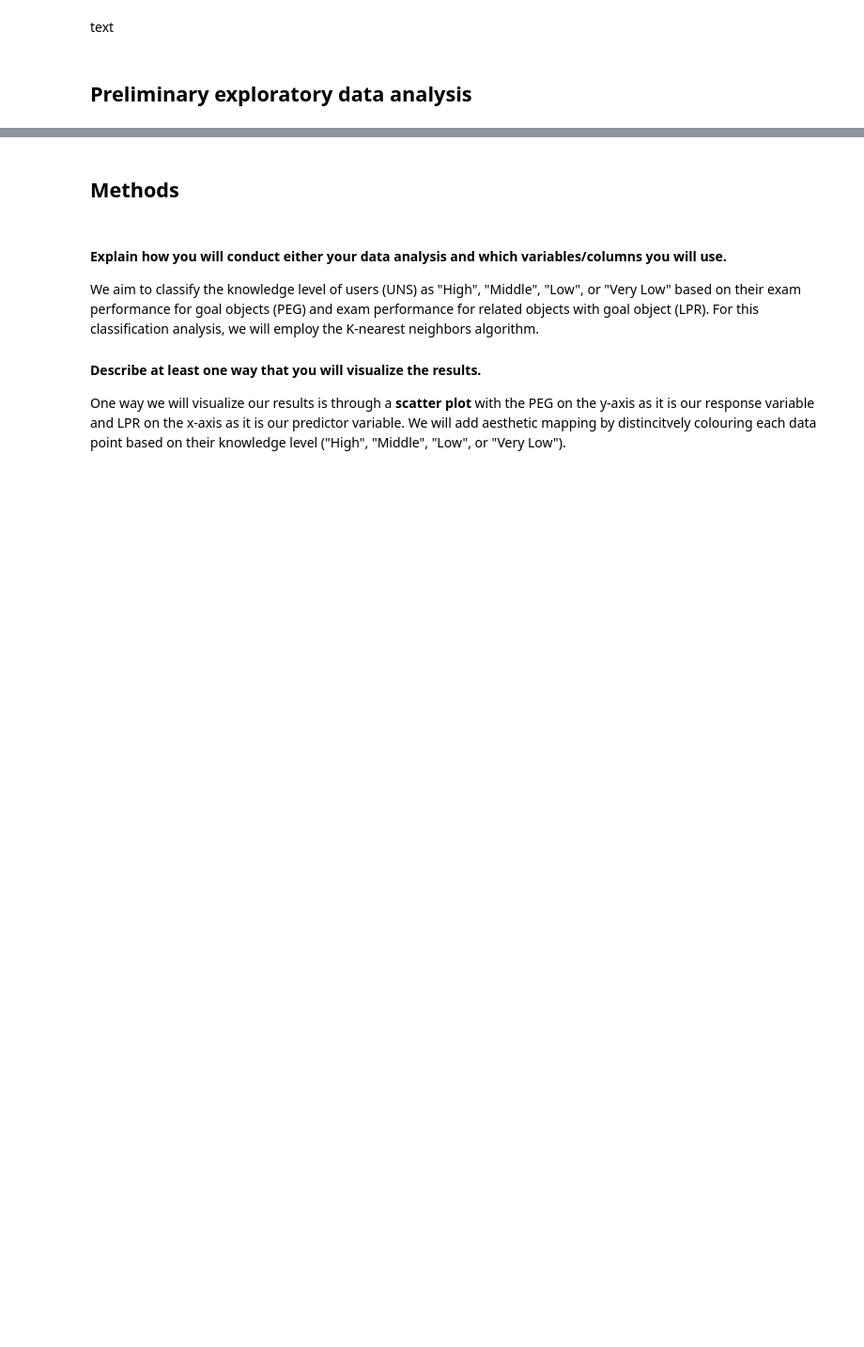
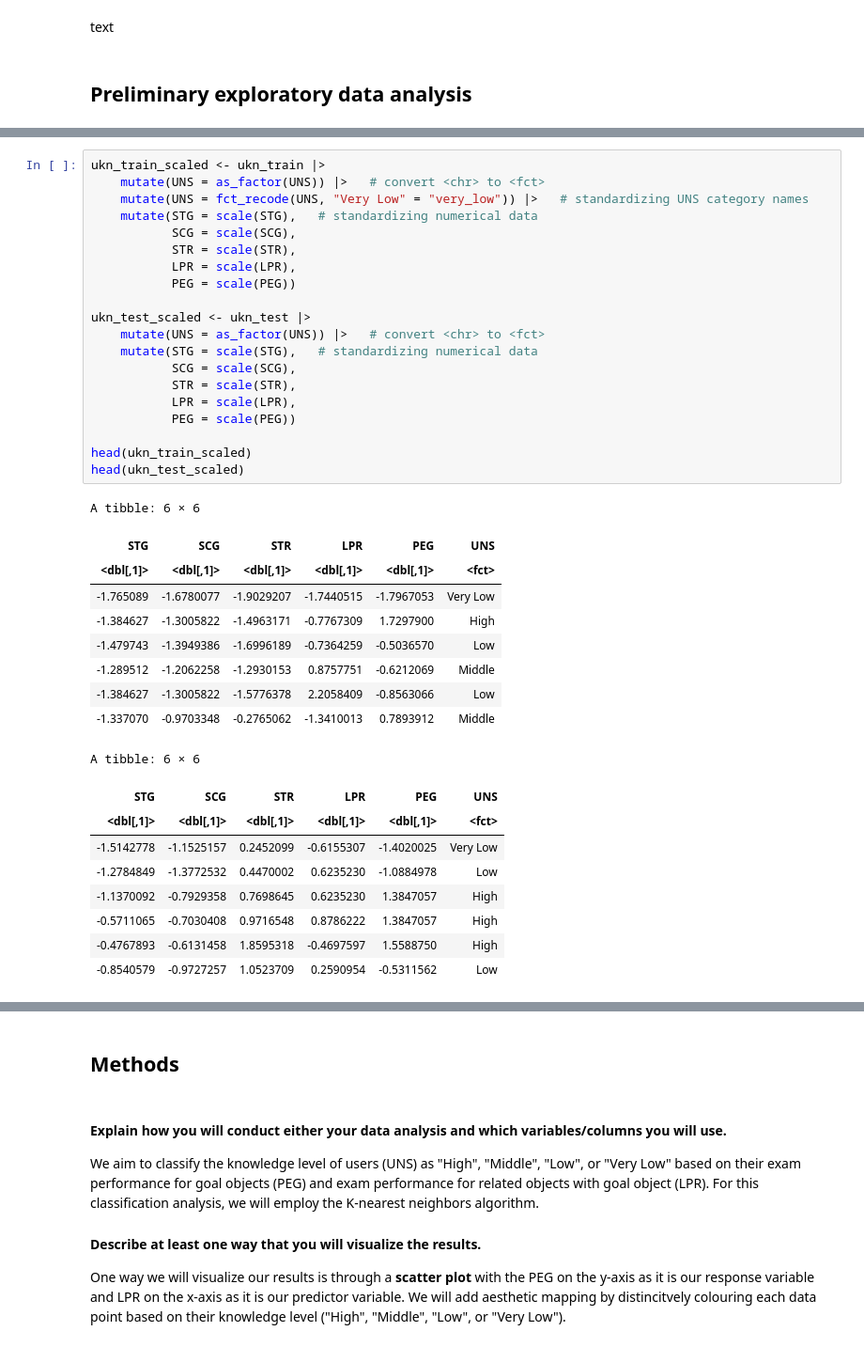
Before and after one commit to miketham24/knn_electrical_dc_machines, a Jupyter notebook: Team 11 Project Proposal.ipynb, the cells around one changed output, grey strips where cells are left out. Shown at 94% size. Drawn from its saved outputs; the diff is of its cells as text; blank space fills up the shorter version.

```diff
--- a/Team 11 Project Proposal.ipynb
+++ b/Team 11 Project Proposal.ipynb
@@ -10,0 +50,39 @@ text
+# %%
+ukn_train_scaled <- ukn_train |>
+    mutate(UNS = as_factor(UNS)) |>   # convert <chr> to <fct>
+    mutate(UNS = fct_recode(UNS, "Very Low" = "very_low")) |>   # standardizing UNS category names
+    mutate(STG = scale(STG),   # standardizing numerical data
+           SCG = scale(SCG),
+           STR = scale(STR),
+           LPR = scale(LPR),
+           PEG = scale(PEG))
+
+ukn_test_scaled <- ukn_test |>
+    mutate(UNS = as_factor(UNS)) |>   # convert <chr> to <fct>
+    mutate(STG = scale(STG),   # standardizing numerical data
+           SCG = scale(SCG),
+           STR = scale(STR),
+           LPR = scale(LPR),
+           PEG = scale(PEG))
+
+head(ukn_train_scaled)
+head(ukn_test_scaled)
+# %% [output]
+A tibble: 6 × 6
+| STG | SCG | STR | LPR | PEG | UNS |
+| <dbl[,1]> | <dbl[,1]> | <dbl[,1]> | <dbl[,1]> | <dbl[,1]> | <fct> |
+| -1.765089 | -1.6780077 | -1.9029207 | -1.7440515 | -1.7967053 | Very Low |
+| -1.384627 | -1.3005822 | -1.4963171 | -0.7767309 | 1.7297900 | High |
+| -1.479743 | -1.3949386 | -1.6996189 | -0.7364259 | -0.5036570 | Low |
+| -1.289512 | -1.2062258 | -1.2930153 | 0.8757751 | -0.6212069 | Middle |
+| -1.384627 | -1.3005822 | -1.5776378 | 2.2058409 | -0.8563066 | Low |
+| -1.337070 | -0.9703348 | -0.2765062 | -1.3410013 | 0.7893912 | Middle |
+A tibble: 6 × 6
+| STG | SCG | STR | LPR | PEG | UNS |
+| <dbl[,1]> | <dbl[,1]> | <dbl[,1]> | <dbl[,1]> | <dbl[,1]> | <fct> |
+| -1.5142778 | -1.1525157 | 0.2452099 | -0.6155307 | -1.4020025 | Very Low |
+| -1.2784849 | -1.3772532 | 0.4470002 | 0.6235230 | -1.0884978 | Low |
+| -1.1370092 | -0.7929358 | 0.7698645 | 0.6235230 | 1.3847057 | High |
+| -0.5711065 | -0.7030408 | 0.9716548 | 0.8786222 | 1.3847057 | High |
+| -0.4767893 | -0.6131458 | 1.8595318 | -0.4697597 | 1.5588750 | High |
+| -0.8540579 | -0.9727257 | 1.0523709 | 0.2590954 | -0.5311562 | Low |
```
Also changed, not shown: parts of 8 cells of this notebook.
